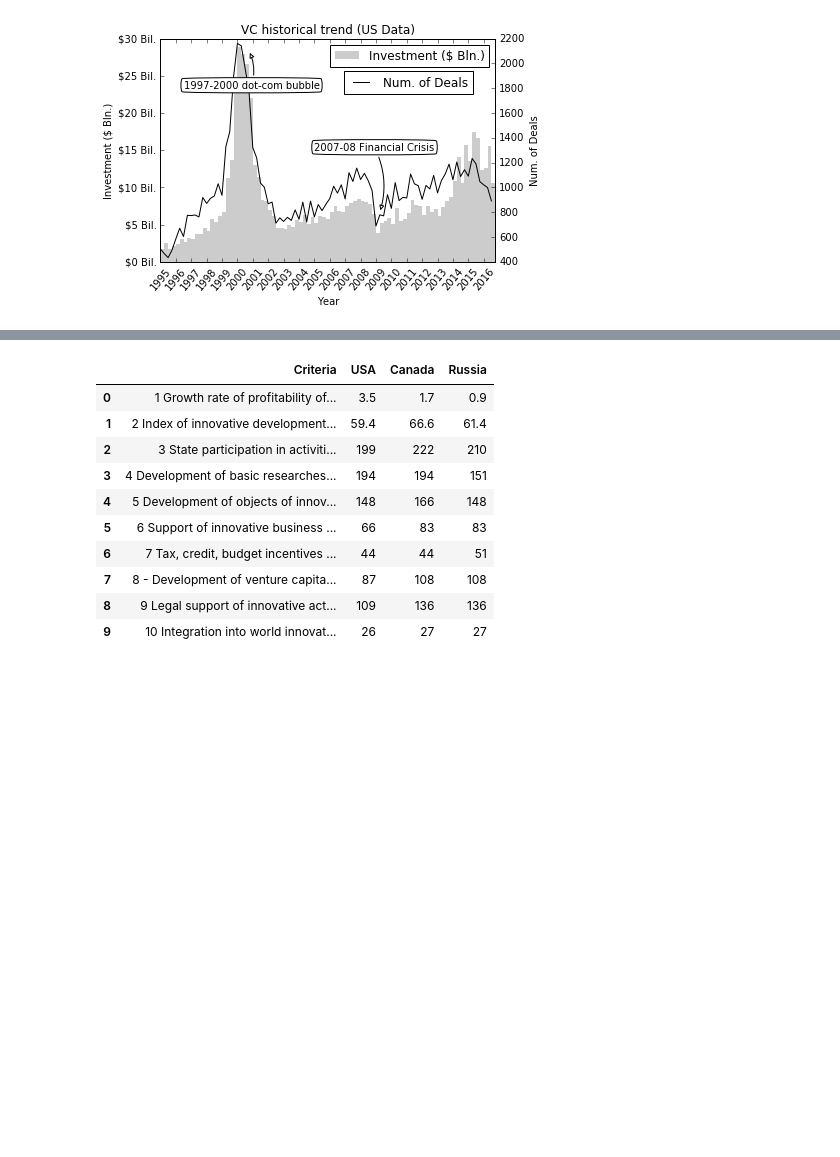
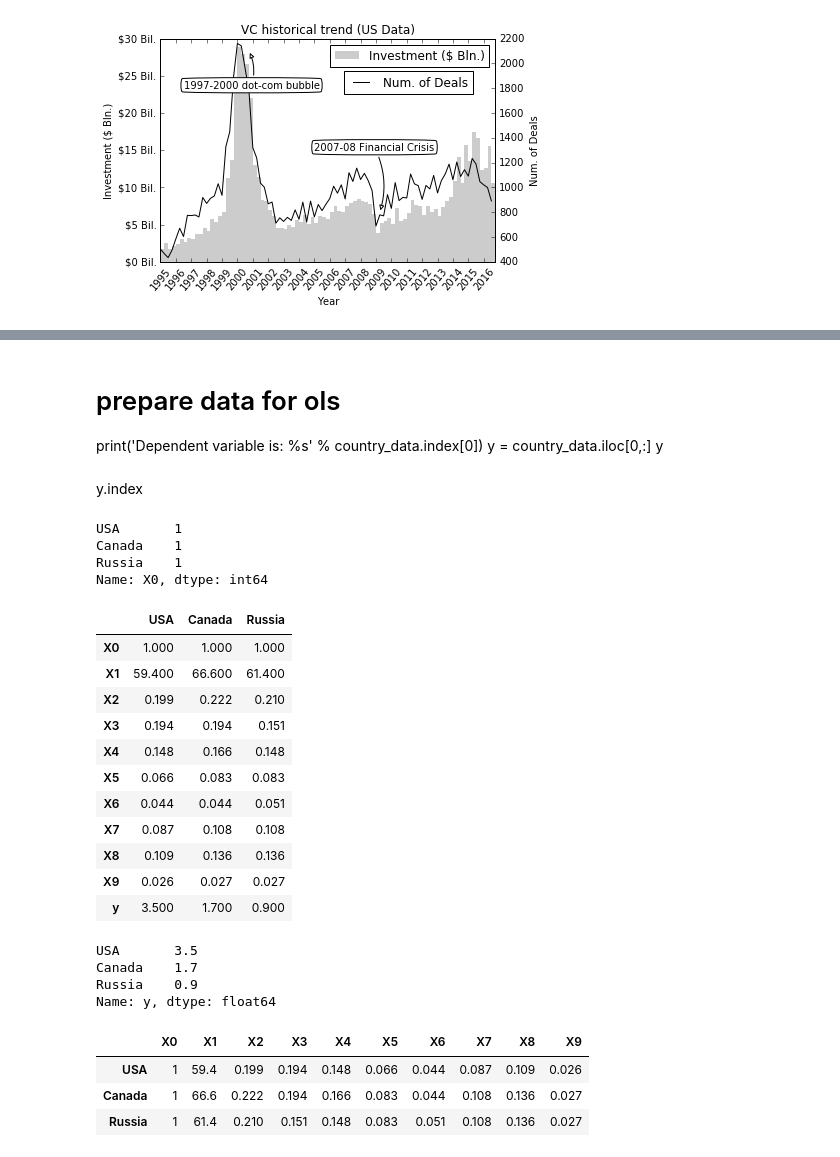
Before and after one commit to DavidDobr/icef_thesis, a Jupyter notebook: dobrinskiy_thesis_v2_october.ipynb, the cells around one changed output, grey strips where cells are left out. Cells and saved outputs as stored; diff of their text form; code cells hidden in the pictures; blank space fills up the shorter version.

```diff
--- a/dobrinskiy_thesis_v2_october.ipynb
+++ b/dobrinskiy_thesis_v2_october.ipynb
@@ -224,14 +240,48 @@ country_data.iloc[:,1:] = country_data.iloc[:,1:].applymap(lambda x: float(x.rep
-# %%
-country_data
-# %% [output]
-|  | Criteria | USA | Canada | Russia |
-| 0 | 1 Growth rate of profitability of... | 3.5 | 1.7 | 0.9 |
-| 1 | 2 Index of innovative development... | 59.4 | 66.6 | 61.4 |
-| 2 | 3 State participation in activiti... | 199 | 222 | 210 |
-| 3 | 4 Development of basic researches... | 194 | 194 | 151 |
-| 4 | 5 Development of objects of innov... | 148 | 166 | 148 |
-| 5 | 6 Support of innovative business ... | 66 | 83 | 83 |
-| 6 | 7 Tax, credit, budget incentives ... | 44 | 44 | 51 |
-| 7 | 8 - Development of venture capita... | 87 | 108 | 108 |
-| 8 | 9 Legal support of innovative act... | 109 | 136 | 136 |
-| 9 | 10 Integration into world innovat... | 26 | 27 | 27 |
+# %% [markdown]
+# prepare data for ols
+print('Dependent variable is: %s' % country_data.index[0])
+y = country_data.iloc[0,:]
+y
+# %% [markdown]
+y.index
+# %%
+const = pd.Series([1]*len(country_data.columns), index = country_data.columns, name = 'X0')
+const
+# %% [output]
+USA       1
+Canada    1
+Russia    1
+Name: X0, dtype: int64
+# %%
+country_data = pd.concat([pd.DataFrame(const).T, country_data])
+country_data = country_data.sort_index()
+country_data
+# %% [output]
+|  | USA | Canada | Russia |
+| X0 | 1.000 | 1.000 | 1.000 |
+| X1 | 59.400 | 66.600 | 61.400 |
+| X2 | 0.199 | 0.222 | 0.210 |
+| X3 | 0.194 | 0.194 | 0.151 |
+| X4 | 0.148 | 0.166 | 0.148 |
+| X5 | 0.066 | 0.083 | 0.083 |
+| X6 | 0.044 | 0.044 | 0.051 |
+| X7 | 0.087 | 0.108 | 0.108 |
+| X8 | 0.109 | 0.136 | 0.136 |
+| X9 | 0.026 | 0.027 | 0.027 |
+| y | 3.500 | 1.700 | 0.900 |
+# %%
+y = country_data.iloc[-1,:]
+y
+# %% [output]
+USA       3.5
+Canada    1.7
+Russia    0.9
+Name: y, dtype: float64
+# %%
+X = country_data.iloc[:-1, :].T
+X
+# %% [output]
+|  | X0 | X1 | X2 | X3 | X4 | X5 | X6 | X7 | X8 | X9 |
+| USA | 1 | 59.4 | 0.199 | 0.194 | 0.148 | 0.066 | 0.044 | 0.087 | 0.109 | 0.026 |
+| Canada | 1 | 66.6 | 0.222 | 0.194 | 0.166 | 0.083 | 0.044 | 0.108 | 0.136 | 0.027 |
+| Russia | 1 | 61.4 | 0.210 | 0.151 | 0.148 | 0.083 | 0.051 | 0.108 | 0.136 | 0.027 |
```
Also changed, not shown: parts of 8 cells of this notebook.
